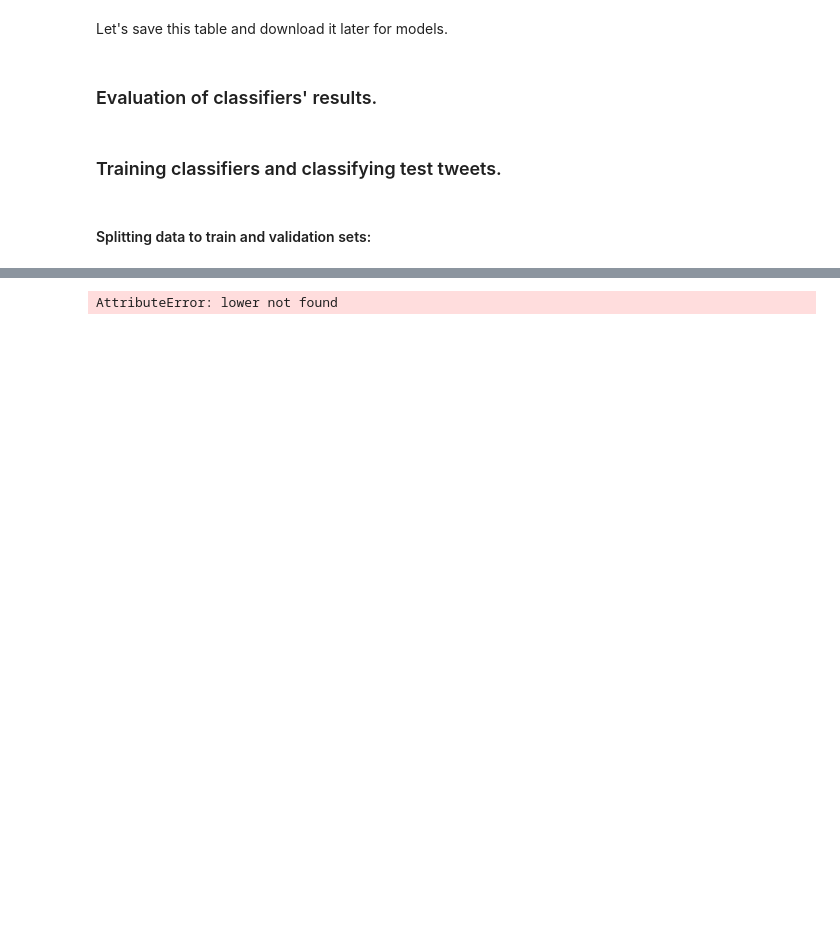
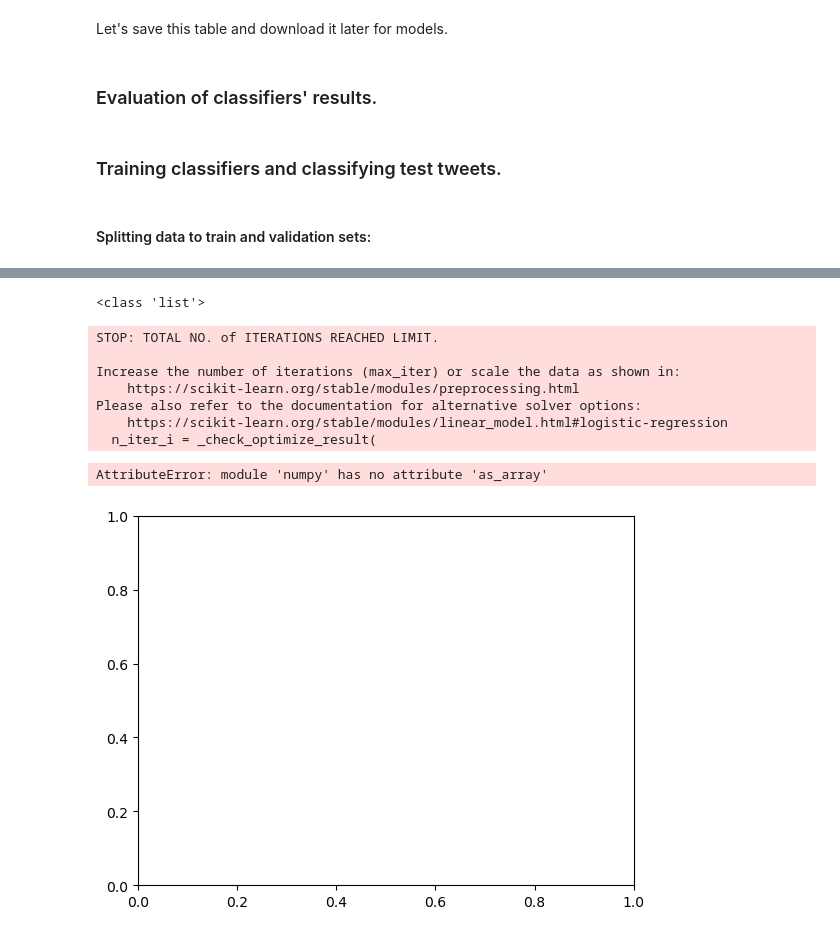
Before and after one commit to rengoft/NLP-tweets, a Jupyter notebook: data.ipynb, the cells around one changed output, grey strips where cells are left out. Drawn from its saved outputs; the diff is of its cells as text; code cells hidden in the pictures; blank space fills up the shorter version.

```diff
--- a/data.ipynb
+++ b/data.ipynb
@@ -738,5 +747,5 @@ def get_word_vectors(text):
 # %% [markdown]
 Let's add to the data a column with FastText vectrors for every word.
 # %%
-train_tw['FastText vectors of words'] = train_tw.processed_text.apply(get_word_vectors)
+train_tw['FastText vectors of words'] = train_tw.processed_text.apply(get_vectors)
 # %%
@@ -773,7 +782,7 @@ def plot_conf_matrix(y_test, y_preds, save=False):
 
     cm = confusion_matrix(y_test, y_preds)
     fig, ax = plt.subplots()
-    tick_marks = np.as_array([0, 1])
+    tick_marks = np.asarray([0, 1])
     plt.xticks(tick_marks)
     plt.yticks(tick_marks)
     # create heatmap
@@ -792,7 +801,8 @@ def plot_conf_matrix(y_test, y_preds, save=False):
 
 def plot_roc_auc(y_test, y_preds_proba, save=False):
 
-    model_auc = roc_auc_score(y_test, y_preds_proba, multi_class='ovr', average='weighted')
+    model_auc = roc_auc_score(y_test, y_preds_proba, multi_class='ovr',
+                              average='weighted')
     print(f'ROC AUC={model_auc:.4f}')
     # Let's compute ROC AUC
     fpr = {} # False Positive Rate
@@ -831,9 +841,9 @@ def save_plot(fig):
 def evaluate_results(y_test, y_preds, y_preds_proba, save=False):
 
     plot_conf_matrix(y_test, y_preds, save=save)
-    plot_roc_auc(y_test, y_preds_proba, save=save)
+#     plot_roc_auc(y_test, y_preds_proba, save=save)
 
-    print(classification_report(y_test, y_preds, target_names=labels_str2int.keys()))
+    print(classification_report(y_test, y_preds))
     print(f'Accuracy: {accuracy_score(y_test, y_preds)}')
     print(f'f1_score: {f1_score(y_test, y_preds, average="weighted")}')
 # %% [markdown]
@@ -885,6 +857,0 @@ print(vector)
-# %%
-tfidf_vectorizer = TfidfVectorizer()
-x_train = tfidf_vectorizer.fit_transform(x_train)
-x_val = tfidf_vectorizer.transform(x_val)
-# %% [output]
-AttributeError: lower not found
@@ -891,6 +910,25 @@ AttributeError: lower not found
+# %%
+print(type(train_tw.loc[19, 'sentence vector'].tolist()))
+# %% [output]
+<class 'list'>
+# %%
+X = train_tw['sentence vector'].tolist()
+Y = train_tw.target
+x_train, x_val, y_train, y_val = train_test_split(X, Y, test_size=0.2, random_state=42,
+                                                    shuffle=True)
 # %%
 lr = LogisticRegression(random_state=42)
-lr.fit(X_train, y_train)
-y_preds = lr.predict(X_test)
-y_preds_proba = lr.predict_proba(X_test)
-evaluate_results(y_test, y_preds, y_preds_proba)
+lr.fit(x_train, y_train)
+y_preds = lr.predict(x_val)
+y_preds_proba = lr.predict_proba(x_val)
+evaluate_results(y_val, y_preds, y_preds_proba)
+# %% [output]
+STOP: TOTAL NO. of ITERATIONS REACHED LIMIT.
+
+Increase the number of iterations (max_iter) or scale the data as shown in:
+    https://scikit-learn.org/stable/modules/preprocessing.html
+Please also refer to the documentation for alternative solver options:
+    https://scikit-learn.org/stable/modules/linear_model.html#logistic-regression
+  n_iter_i = _check_optimize_result(
+AttributeError: module 'numpy' has no attribute 'as_array'
+[figure, added]
```
Also changed, not shown: parts of 21 cells of this notebook.
